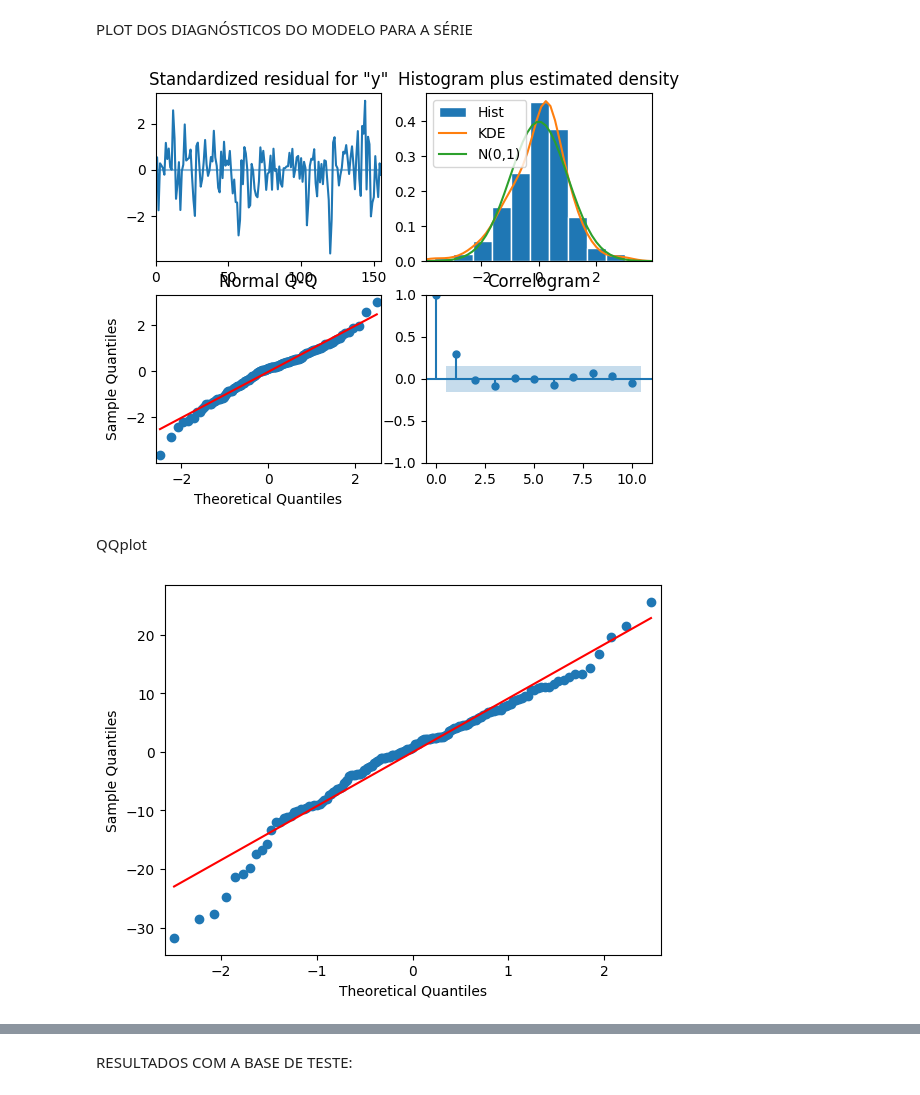
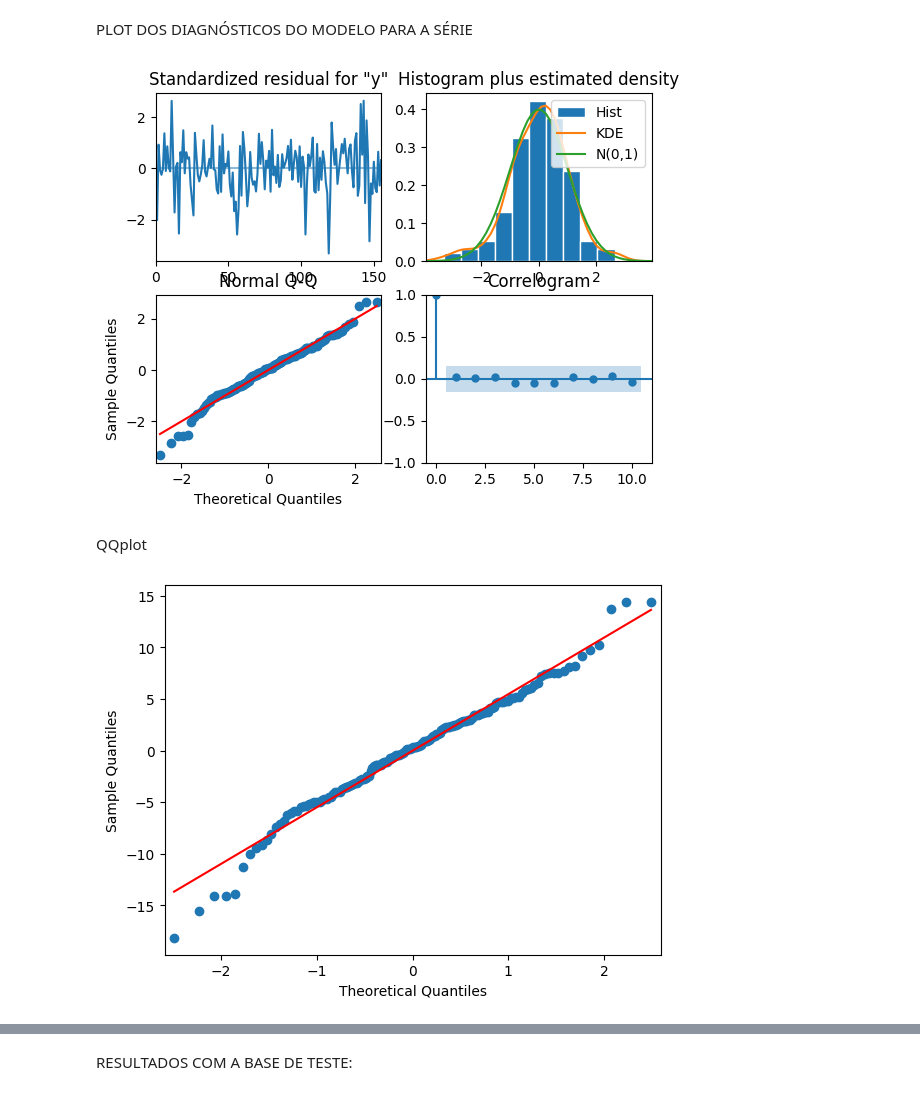
Before and after one commit to JulioCFagundes/Modeling-and-applying-ARIMA-AR-MA-models-in-finantial-time-series, a Jupyter notebook: ARMA_MODELS/ARIMA.ipynb, the cells around one changed output, grey strips where cells are left out. Drawn from its saved outputs; the diff is of its cells as text; code cells hidden in the pictures.

```diff
--- a/ARMA_MODELS/ARIMA.ipynb
+++ b/ARMA_MODELS/ARIMA.ipynb
@@ -22,12 +22,18 @@ def Arima(dataset:list, arima_order: tuple) -> dict:
     test = dataset[-3:]
     history = [x for x in train]
     predictions = list()
+
     for i in range(len(test)):
         model = ARIMA(history, order=arima_order)
         model_fit = model.fit()
+
         yhat = model_fit.forecast()[0]
         predictions.append(yhat)
         history.append(test[i])
+
+        model = ARIMA(history, order=arima_order)
+        model_fit = model.fit()
+
     mae = (mean_absolute_error(test, predictions))
     return (model_fit,  mae, test, predictions)
 # %% [markdown]
@@ -54,8 +64,8 @@ def grid_search_model(dataset: list, p_value:list, d_value: list, q_value: list)
 # %% [markdown]
 Função de agrupamento: agrupa os dados por mês ou semana (default mês)
 # %%
-def group(dataset: pd.DataFrame, period: str='m')-> pd.DataFrame:
-    dataset['Date'] = pd.to_datetime(dataset.Date)
+def group(dataset:pd.DataFrame, period: str = 'm')-> pd.DataFrame:
+    dataset.Date = pd.to_datetime(dataset.Date)
     Year = dataset.Date.dt.year
     month= dataset.Date.dt.month
     week= dataset.Date.dt.isocalendar().week
@@ -64,19 +74,27 @@ def group(dataset: pd.DataFrame, period: str='m')-> pd.DataFrame:
     if period== 'm':
         grouped_df['Year'] = Year
         grouped_df['Month'] = month
-        grouped_df = grouped_df.groupby(['Year', 'Month']).mean()
+        grouped_df=grouped_df.groupby(['Year', 'Month']).mean()
+
+        grouped_df['Date'] = [f'{year}-{month}' for year, month in grouped_df.index]
+
     elif period== 'w':
         grouped_df['Year'] = Year
         grouped_df['Month'] = month
         grouped_df['Week'] = week
-        grouped_df =grouped_df.groupby(['Year', 'Month', 'week']).mean()
+        grouped_df=grouped_df.groupby(['Year', 'Month', 'week']).mean()
+
+        grouped_df['Date'] = [f'{year}-{month}-{week}' for year, month, week in grouped_df.index]
+
     return grouped_df
 # %% [markdown]
 DEFININDO OS PARÂMETROS DE BUSCA
 # %%
 # evaluate parameters
-p_values = [1, 2, 4]
-d_values = range(0, 4)
-q_values = range(0, 2)
+time_range = range(2015,2023)
+p_values = [0, 1, 2, 4, 6, 8, 10]
+d_values = range(0, 3)
+q_values = range(0, 3)
 grouped_cd_series = group(CO_dataset)
-best_config, best_score = grid_search_model(grouped_cd_series.value.values, p_values, d_values, q_values)
+grouped_cd_series.reset_index(inplace=True)
+# best_config, best_score , best_start_year = grid_search_model(grouped_cd_series, p_values, d_values, q_values, time_range)
@@ -86,6 +117,10 @@ BEST ARIMA(1, 0, 0), MAE= 1.5572936455273378
 # %% [markdown]
 CHAMANDO O MODELO ARIMA COM OS MELHORES PARÂMETROS ENCONTRADOS
 # %%
+best_start_year = 2010
+grouped_cd_series = grouped_cd_series[grouped_cd_series.Year >=  best_start_year]
+best_config = (2,1,2)
+
 model_fit, mae, test, predictions = Arima(grouped_cd_series.value.values, best_config)
 # %% [markdown]
 PLOT DOS DIAGNÓSTICOS DO MODELO PARA A SÉRIE
@@ -93,19 +128,19 @@ PLOT DOS DIAGNÓSTICOS DO MODELO PARA A SÉRIE
 model_fit.plot_diagnostics()
 plt.show()
 # %% [output]
-[figure, old version]
+[figure, new version]
 # %% [markdown]
 QQplot
 # %%
 import numpy as np
 import statsmodels.api as sm
 import pylab as py
 from scipy.stats.distributions import norm
 import matplotlib.pyplot as plt
-error =grouped_cd_series.value.values[1:] - model_fit.predict()
+error =grouped_cd_series.value.values[1:] - model_fit.predict()[1:]
 
 sm.qqplot(error, line='s')
 
 plt.show()
 # %% [output]
-[figure, old version]
+[figure, new version]
```
Also changed, not shown: parts of 15 cells of this notebook, 6 other files.
